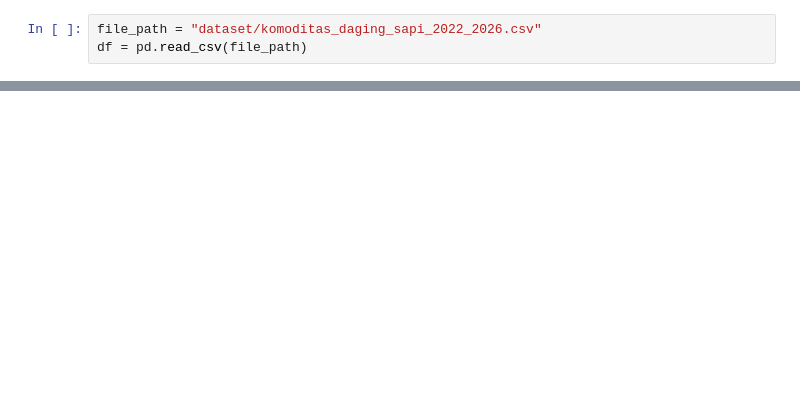
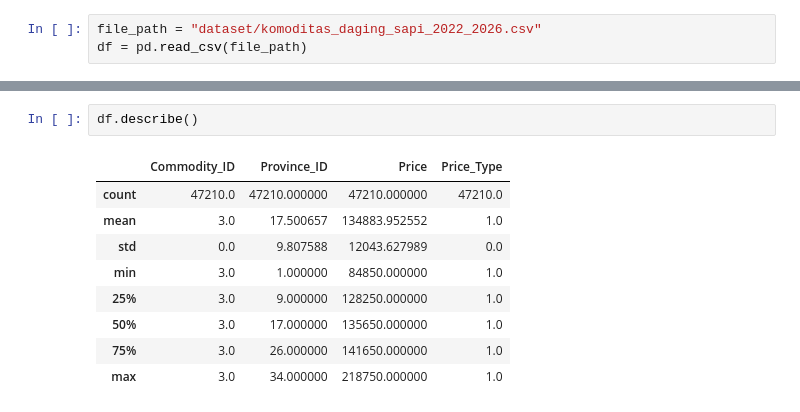
Before and after one commit to Reyqal/Regression-Task, a Jupyter notebook: prediksi_daging.ipynb, the cells around one changed output, grey strips where cells are left out. Saved outputs shown, nothing was run; the diff lists cells and outputs as text; blank space fills up the shorter version.

```diff
--- a/prediksi_daging.ipynb
+++ b/prediksi_daging.ipynb
@@ -59,0 +36,12 @@ None
+# %%
+df.describe()
+# %% [output]
+|  | Commodity_ID | Province_ID | Price | Price_Type |
+| count | 47210.0 | 47210.000000 | 47210.000000 | 47210.0 |
+| mean | 3.0 | 17.500657 | 134883.952552 | 1.0 |
+| std | 0.0 | 9.807588 | 12043.627989 | 0.0 |
+| min | 3.0 | 1.000000 | 84850.000000 | 1.0 |
+| 25% | 3.0 | 9.000000 | 128250.000000 | 1.0 |
+| 50% | 3.0 | 17.000000 | 135650.000000 | 1.0 |
+| 75% | 3.0 | 26.000000 | 141650.000000 | 1.0 |
+| max | 3.0 | 34.000000 | 218750.000000 | 1.0 |
```
Also changed, not shown: parts of 24 cells of this notebook, 2 other files.
